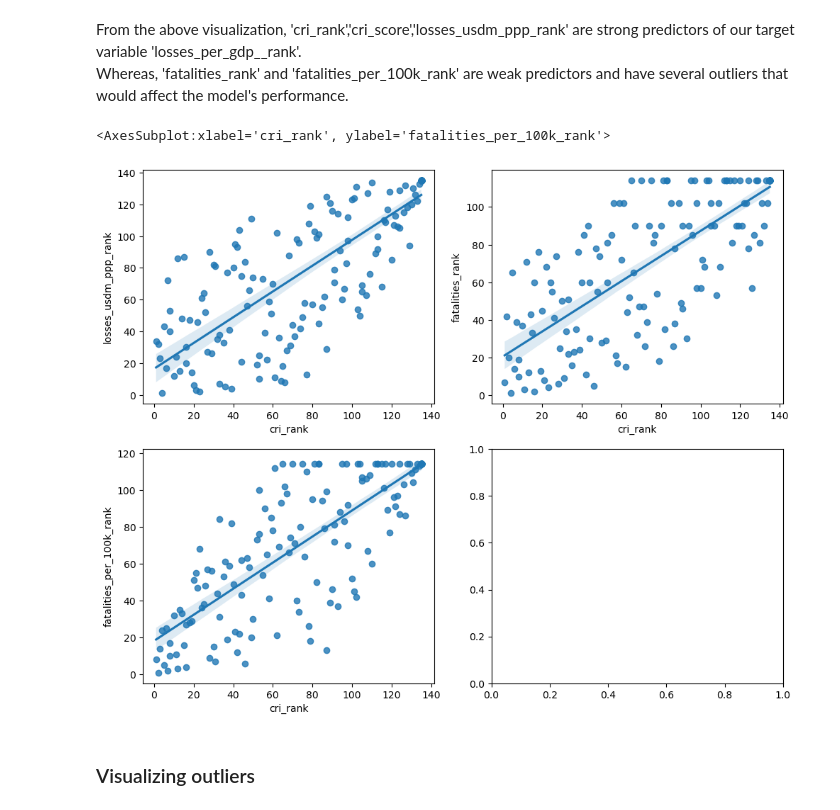
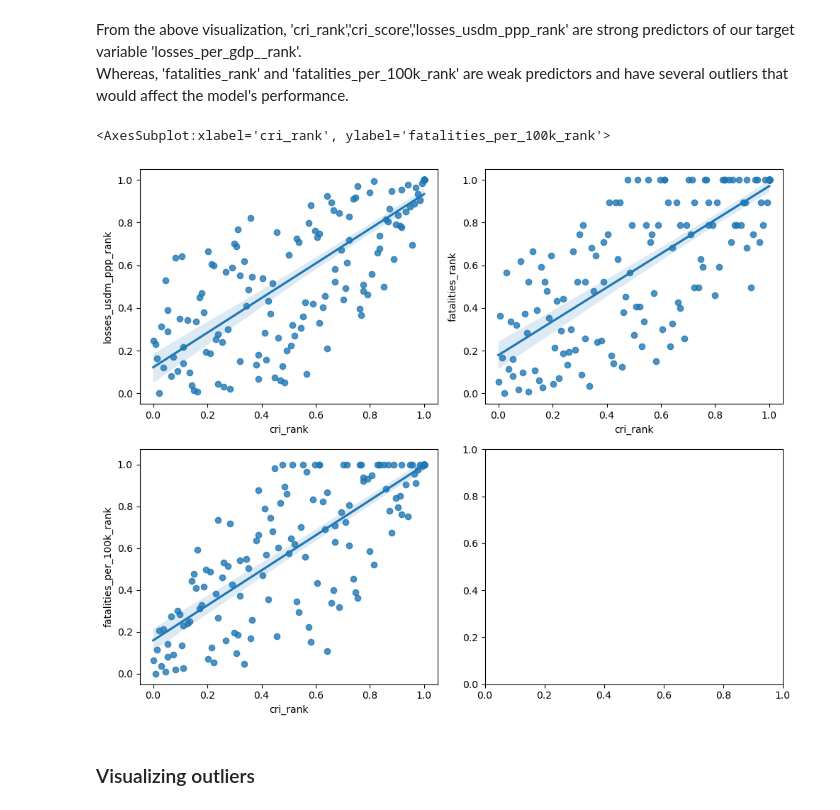
Before and after one commit to tahmee/SVC-Premiere-Project, a Jupyter notebook: SVC project.ipynb, the cells around one changed output. Saved outputs shown, nothing was run; the diff lists cells and outputs as text; code cells hidden in the pictures.

```diff
--- a/SVC project.ipynb
+++ b/SVC project.ipynb
@@ -328,11 +328,11 @@ Whereas, 'fatalities_rank' and 'fatalities_per_100k_rank' are weak predictors an
 # %%
 #visualizing relationships amongs feature variables
 fig, ax = plt.subplots(ncols=2, nrows=2, figsize=(10, 8))
-sns.regplot(x = 'cri_rank', y = 'losses_usdm_ppp_rank', data = df, ax=ax[0,0])
-sns.regplot(x = 'cri_rank', y = 'fatalities_rank', data = df, ax=ax[0,1])
-sns.regplot(x = 'cri_rank', y = 'fatalities_per_100k_rank', data = df, ax=ax[1,0])
+sns.regplot(x = 'cri_rank', y = 'losses_usdm_ppp_rank', data = df_new, ax=ax[0,0])
+sns.regplot(x = 'cri_rank', y = 'fatalities_rank', data = df_new, ax=ax[0,1])
+sns.regplot(x = 'cri_rank', y = 'fatalities_per_100k_rank', data = df_new, ax=ax[1,0])
 # %% [output]
 <AxesSubplot:xlabel='cri_rank', ylabel='fatalities_per_100k_rank'>
-[figure, old version]
+[figure, new version]
 # %% [markdown]
 ### Visualizing outliers
```
Also changed, not shown: parts of 26 cells of this notebook.
